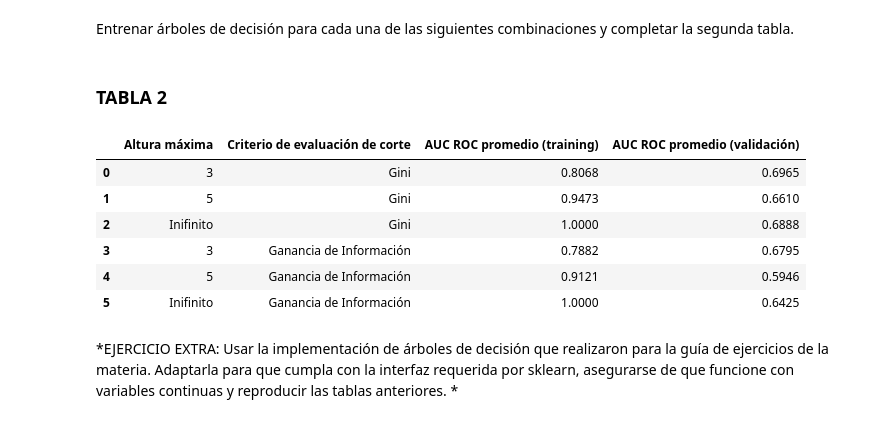
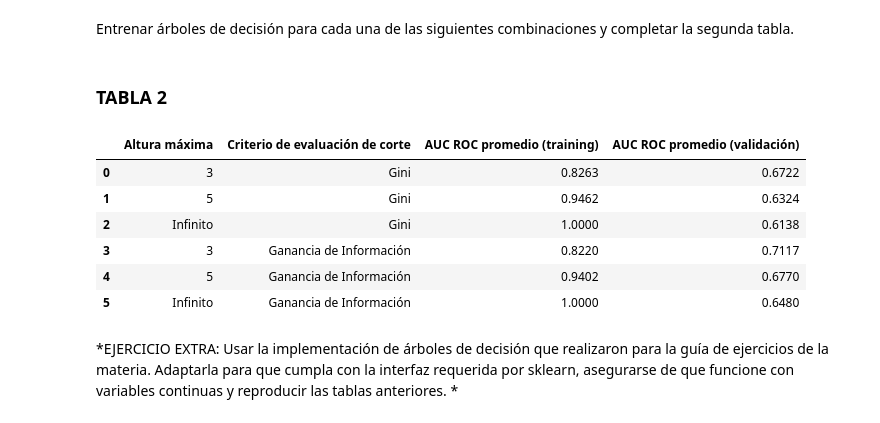
Before and after one commit to stellasm/repo_aa, a Jupyter notebook: TP1/extra_ej2.ipynb, the cells around one changed output. Saved outputs shown, nothing was run; the diff lists cells and outputs as text; code cells hidden in the pictures.

```diff
--- a/TP1/extra_ej2.ipynb
+++ b/TP1/extra_ej2.ipynb
@@ -222,43 +297,22 @@ Entrenar árboles de decisión para cada una de las siguientes combinaciones y c
 # %%
-resultados_training = []
-resultados_validation = []
-
-########################################################
-## AQUI VA SU CODIGO
-## Objetivo: resultados_training y resultados_validation asignadas
-#
-## Recomendamos seguir el siguiente esquema:
-np.random.seed(SEED)
-for criterio in ["gini", "entropy"]:
-    for altura in [3, 5, None]:
-#         CODIGO AQUI.
-        arbol_2_3 = DecisionTreeClassifier(max_depth=altura, criterion=criterio)
-        arbol_2_3.fit(X_dev, y_dev)
-        y_dev_pred = arbol_2_3.predict(X_dev)
-        y_eval_pred = arbol_2_3.predict(X_eval)
-        resultados_training.append(sklearn.metrics.roc_auc_score(y_dev, y_dev_pred))
-        resultados_validation.append(sklearn.metrics.roc_auc_score(y_eval, y_eval_pred))
-#########################################################
-
 df = pd.DataFrame(index=range(0,6))
 
-df["Altura máxima"] = [3, 5, "Inifinito"] * 2
+df["Altura máxima"] = [3, 5, "Infinito"] * 2
 df["Criterio de evaluación de corte"] = ["Gini"] * 3 + ["Ganancia de Información"] * 3
-df["AUC ROC promedio (training)"] = resultados_training # reemplazar por resultados_training
-df["AUC ROC promedio (validación)"] = resultados_validation # reemplazar por resultados_validation
-
+df["AUC ROC promedio (training)"] = score_train# reemplazar por resultados_training
+df["AUC ROC promedio (validación)"] = score_val # reemplazar por resultados_validation
 
 display(HTML("<h3> TABLA 2 </h3>"))
 display(df)
 # %% [output]
 TABLA 2
 |  | Altura máxima | Criterio de evaluación de corte | AUC ROC promedio (training) | AUC ROC promedio (validación) |
-| 0 | 3 | Gini | 0.8068 | 0.6965 |
-| 1 | 5 | Gini | 0.9473 | 0.6610 |
-| 2 | Inifinito | Gini | 1.0000 | 0.6888 |
-| 3 | 3 | Ganancia de Información | 0.7882 | 0.6795 |
-| 4 | 5 | Ganancia de Información | 0.9121 | 0.5946 |
-| 5 | Inifinito | Ganancia de Información | 1.0000 | 0.6425 |
+| 0 | 3 | Gini | 0.8263 | 0.6722 |
+| 1 | 5 | Gini | 0.9462 | 0.6324 |
+| 2 | Infinito | Gini | 1.0000 | 0.6138 |
+| 3 | 3 | Ganancia de Información | 0.8220 | 0.7117 |
+| 4 | 5 | Ganancia de Información | 0.9402 | 0.6770 |
+| 5 | Infinito | Ganancia de Información | 1.0000 | 0.6480 |
 # %% [markdown]
 *EJERCICIO EXTRA: Usar la implementación de árboles de decisión que realizaron para la guía de ejercicios de la materia. Adaptarla para que cumpla con la interfaz requerida por sklearn, asegurarse de que funcione con variables continuas y reproducir las tablas anteriores. *
 # %% [markdown]
```
Also changed, not shown: parts of 20 cells of this notebook.
